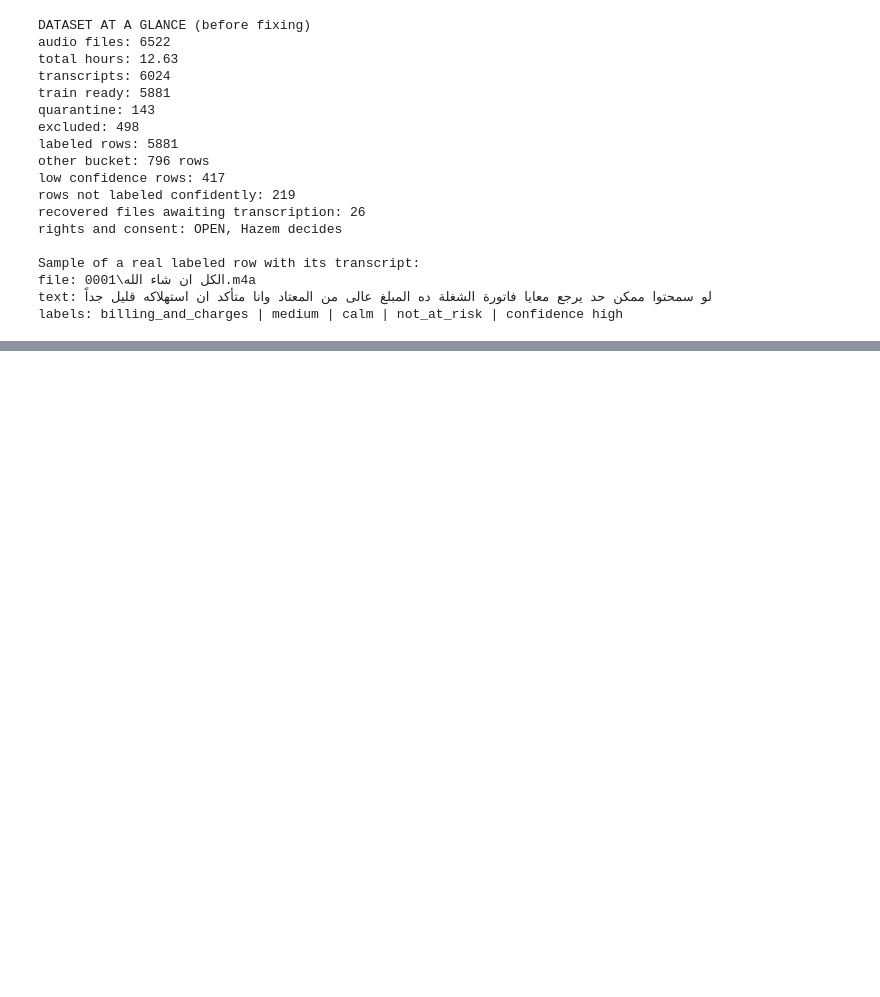
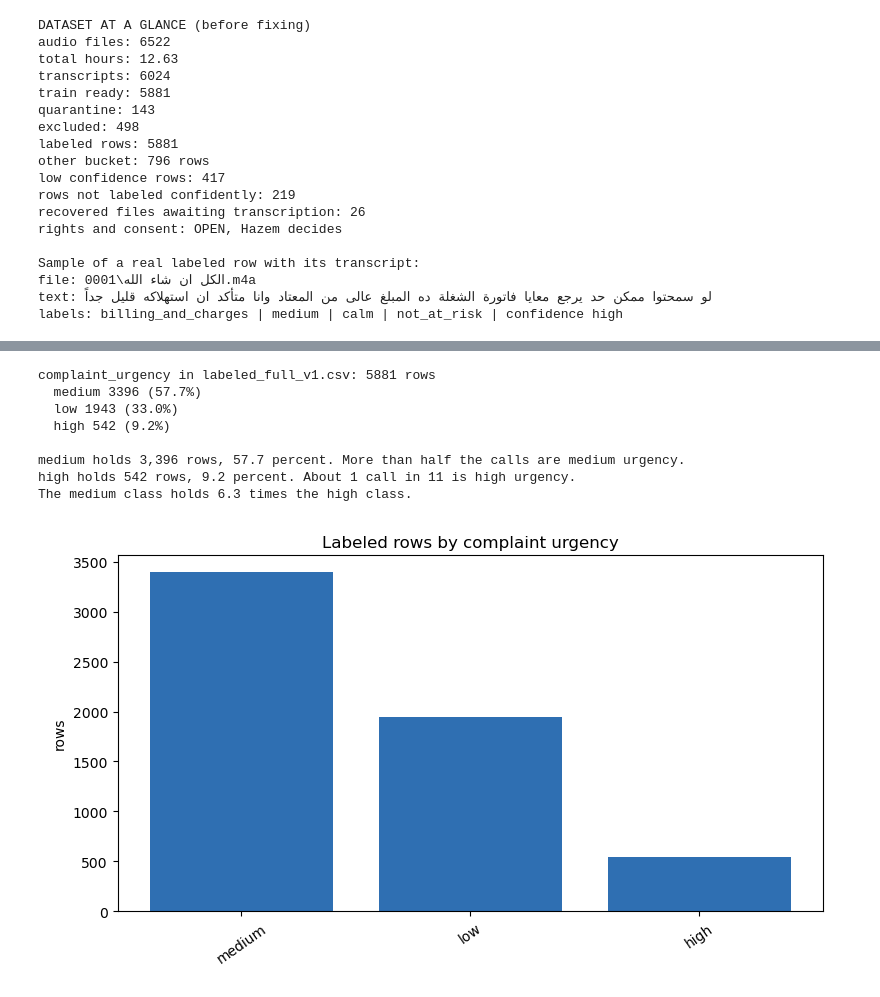
Before and after one commit to hazemelerefey/smart-voicemail-router, a Jupyter notebook: notebooks/data-analysis/data_analysis.ipynb, the cells around one changed output, grey strips where cells are left out. Cells and saved outputs as stored; diff of their text form; code cells hidden in the pictures; blank space fills up the shorter version.

```diff
--- a/notebooks/data-analysis/data_analysis.ipynb
+++ b/notebooks/data-analysis/data_analysis.ipynb
@@ -482,0 +534,23 @@ labels: billing_and_charges | medium | calm | not_at_risk | confidence high
+# %%
+# Complaint urgency in the final labeled set: 3 values
+urg_counts = lab["complaint_urgency"].value_counts()
+total = len(lab)
+print("complaint_urgency in labeled_full_v1.csv:", total, "rows")
+for k, v in urg_counts.items():
+    print(" ", k, v, "(" + str(round(100 * v / total, 1)) + "%)")
+print()
+print("medium holds 3,396 rows, 57.7 percent. More than half the calls are medium urgency.")
+print("high holds 542 rows, 9.2 percent. About 1 call in 11 is high urgency.")
+print("The medium class holds", round(urg_counts["medium"] / urg_counts["high"], 1), "times the high class.")
+items = sorted(urg_counts.items(), key=lambda kv: -kv[1])
+bar([v for _, v in items], [k for k, _ in items], "Labeled rows by complaint urgency", "rows", "class_urgency.png")
+# %% [output]
+complaint_urgency in labeled_full_v1.csv: 5881 rows
+  medium 3396 (57.7%)
+  low 1943 (33.0%)
+  high 542 (9.2%)
+
+medium holds 3,396 rows, 57.7 percent. More than half the calls are medium urgency.
+high holds 542 rows, 9.2 percent. About 1 call in 11 is high urgency.
+The medium class holds 6.3 times the high class.
+[figure, added]
```
Also changed, not shown: parts of 13 cells of this notebook, 15 other files.
